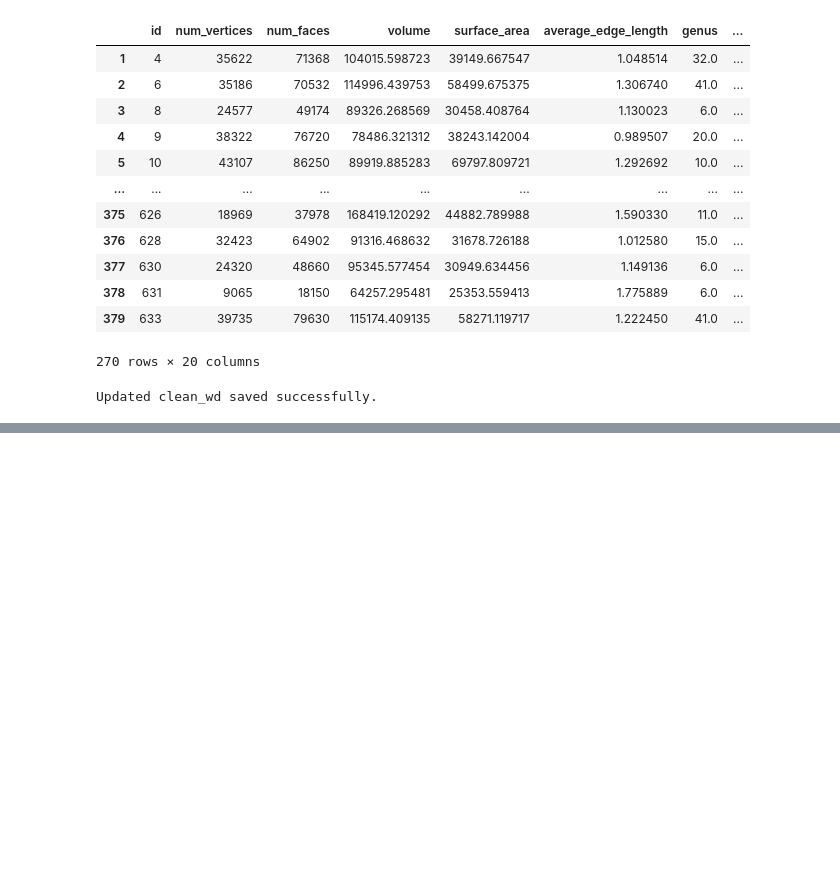
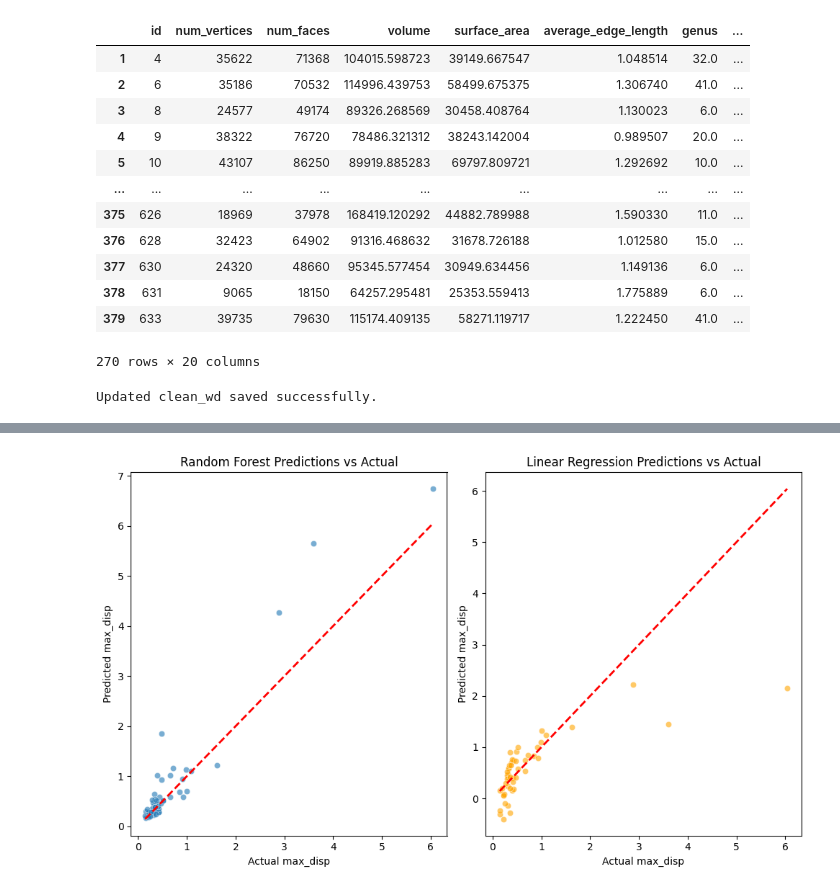
Before and after one commit to mishramlan/JEB-structural-simulation, a Jupyter notebook: Notebooks/Data_Analysis/feature_analysis.ipynb, the cells around one changed output, grey strips where cells are left out. Saved outputs shown, nothing was run; the diff lists cells and outputs as text; code cells hidden in the pictures; blank space fills up the shorter version.

```diff
--- a/Notebooks/Data_Analysis/feature_analysis.ipynb
+++ b/Notebooks/Data_Analysis/feature_analysis.ipynb
@@ -350,0 +444,25 @@ clean_wd
+# %%
+from sklearn.preprocessing import PolynomialFeatures
+from sklearn.decomposition import PCA
+
+# Select geometric features for polynomial expansion
+geo_features = ["density", "surface_to_volume_ratio", "edge_density",
+                "compactness", "stress_efficiency", "stress_concentration_factor"]
+
+# Generate polynomial features (2nd-degree)
+poly = PolynomialFeatures(degree=2, interaction_only=True, include_bias=False)
+geo_poly = poly.fit_transform(clean_wd[geo_features])
+
+# Create new column names
+geo_poly_df = pd.DataFrame(geo_poly, columns=poly.get_feature_names_out(geo_features))
+
+# Apply PCA to reduce dimensionality
+pca = PCA(n_components=3)  # Keep 3 principal components
+geo_pca = pca.fit_transform(geo_poly_df)
+geo_pca_df = pd.DataFrame(geo_pca, columns=[f"geo_pca_{i+1}" for i in range(3)])
+
+# Add PCA features to dataset
+clean_wd = pd.concat([clean_wd, geo_pca_df], axis=1)
+
+# Check correlation of PCA components with max_disp
+pca_corr = clean_wd[["geo_pca_1", "geo_pca_2", "geo_pca_3"]].corrwith(clean_wd["max_disp"])
@@ -350,0 +531,21 @@ clean_wd
+# %%
+fig, axes = plt.subplots(1, 2, figsize=(10, 6))
+
+# Scatter plot for Random Forest
+sns.scatterplot(x=y_test, y=rf_preds, ax=axes[0], alpha=0.6)
+axes[0].plot([y_test.min(), y_test.max()], [y_test.min(), y_test.max()], 'r--', lw=2)  # Ideal fit line
+axes[0].set_title("Random Forest Predictions vs Actual")
+axes[0].set_xlabel("Actual max_disp")
+axes[0].set_ylabel("Predicted max_disp")
+
+# Scatter plot for Linear Regression
+sns.scatterplot(x=y_test, y=lr_preds, ax=axes[1], alpha=0.6, color="orange")
+axes[1].plot([y_test.min(), y_test.max()], [y_test.min(), y_test.max()], 'r--', lw=2)
+axes[1].set_title("Linear Regression Predictions vs Actual")
+axes[1].set_xlabel("Actual max_disp")
+axes[1].set_ylabel("Predicted max_disp")
+
+plt.tight_layout()
+plt.show()
+# %% [output]
+[figure, added]
```
Also changed, not shown: parts of 7 cells of this notebook, 1 other file.
